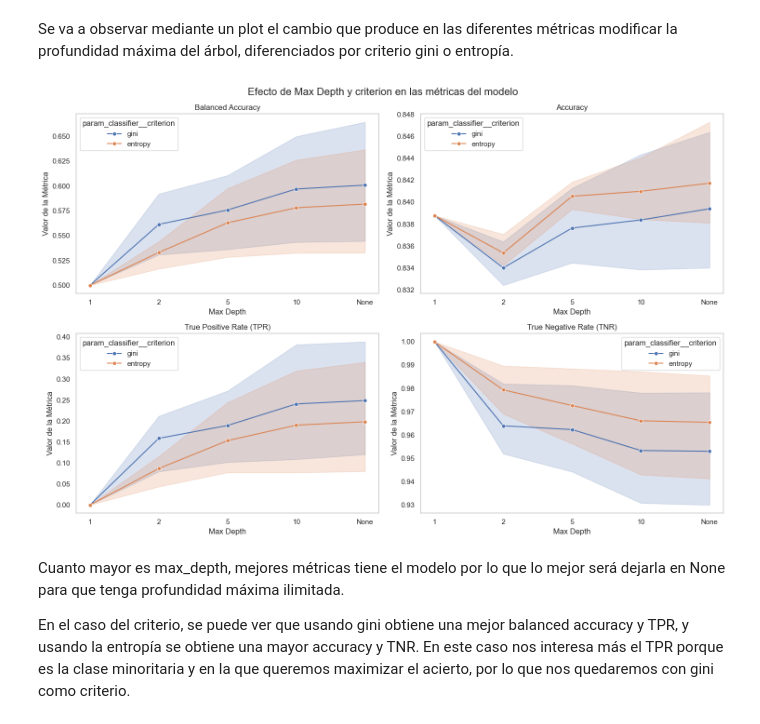
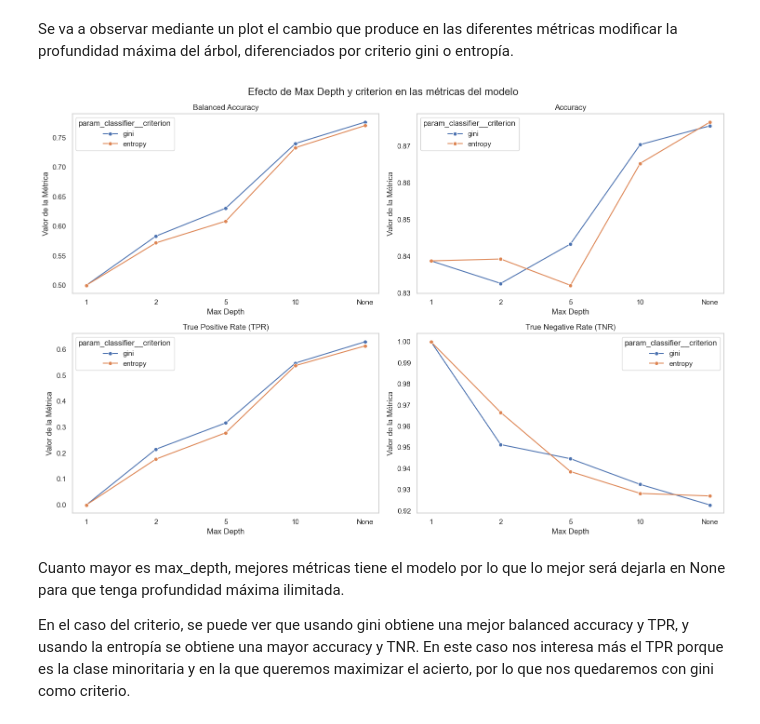
Before and after one commit to 100495991/Modelo-ML-prediccion-abandonos-en-empresa, a Jupyter notebook: main.ipynb, the cells around one changed output. Drawn from its saved outputs; the diff is of its cells as text; code cells hidden in the pictures.

```diff
--- a/main.ipynb
+++ b/main.ipynb
@@ -509,35 +507,43 @@ Se va a observar mediante un plot el cambio que produce en las diferentes métri
 results_df = pd.DataFrame(grid.cv_results_)
 
 # Convertir los valores de "max_depth" a números (algunos pueden ser None)
 results_df["param_classifier__max_depth"] = results_df["param_classifier__max_depth"].astype(str)
+
+# Filtrar solo combinaciones con el mejor 'min_samples_split' y 'min_impurity_decrease'
+best_params = grid.best_params_
+
+filtered_df = results_df[
+    (results_df["param_classifier__min_samples_split"] == best_params["classifier__min_samples_split"]) &
+    (results_df["param_classifier__min_impurity_decrease"] == best_params["classifier__min_impurity_decrease"])
+]
 
 # Crear un gráfico para cada métrica
 fig, axes = plt.subplots(2, 2, figsize=(15, 10))  # 2 filas, 2 columnas
 
 # Definir métricas y etiquetas
 metrics = ["mean_test_balanced_accuracy", "mean_test_accuracy", "mean_test_tpr", "mean_test_tnr"]
 titles = ["Balanced Accuracy", "Accuracy", "True Positive Rate (TPR)", "True Negative Rate (TNR)"]
 
 # Graficar cada métrica en un subplot
 for ax, metric, title in zip(axes.flatten(), metrics, titles):
     sns.lineplot(
-        data=results_df,
+        data=filtered_df,
         x="param_classifier__max_depth",
         y=metric,
         hue="param_classifier__criterion",  # Diferenciar por criterio
         marker="o",
         ax=ax
     )
     ax.set_title(title)
     ax.set_xlabel("Max Depth")
     ax.set_ylabel("Valor de la Métrica")
     ax.grid()
 
 plt.suptitle("Efecto de Max Depth y criterion en las métricas del modelo", fontsize=16)
 plt.tight_layout()
 plt.show()
 # %% [output]
-[figure, old version]
+[figure, new version]
 # %% [markdown]
 Cuanto mayor es max_depth, mejores métricas tiene el modelo por lo que lo mejor será dejarla en None para que tenga profundidad máxima ilimitada.
 
```
Also changed, not shown: parts of 23 cells of this notebook, 3 other files.
